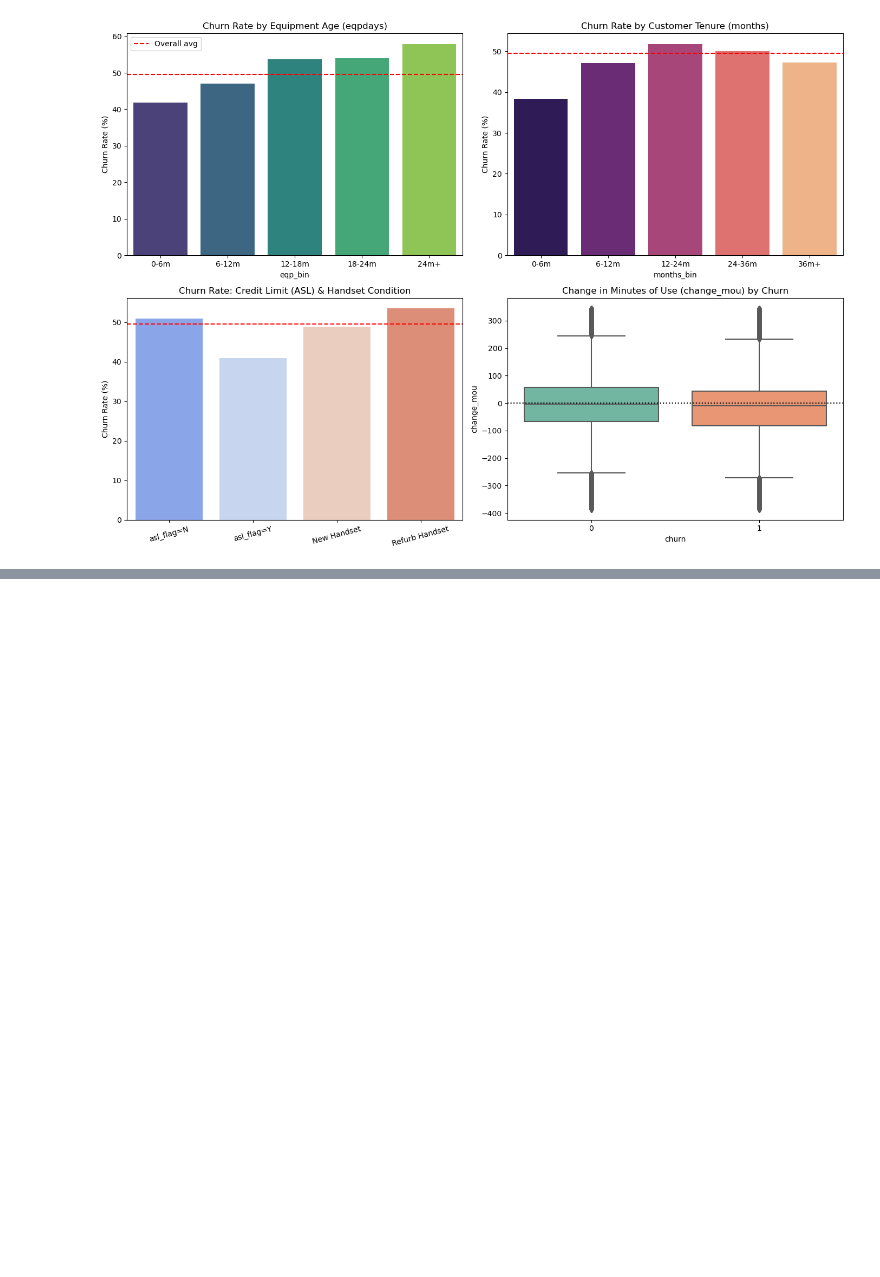
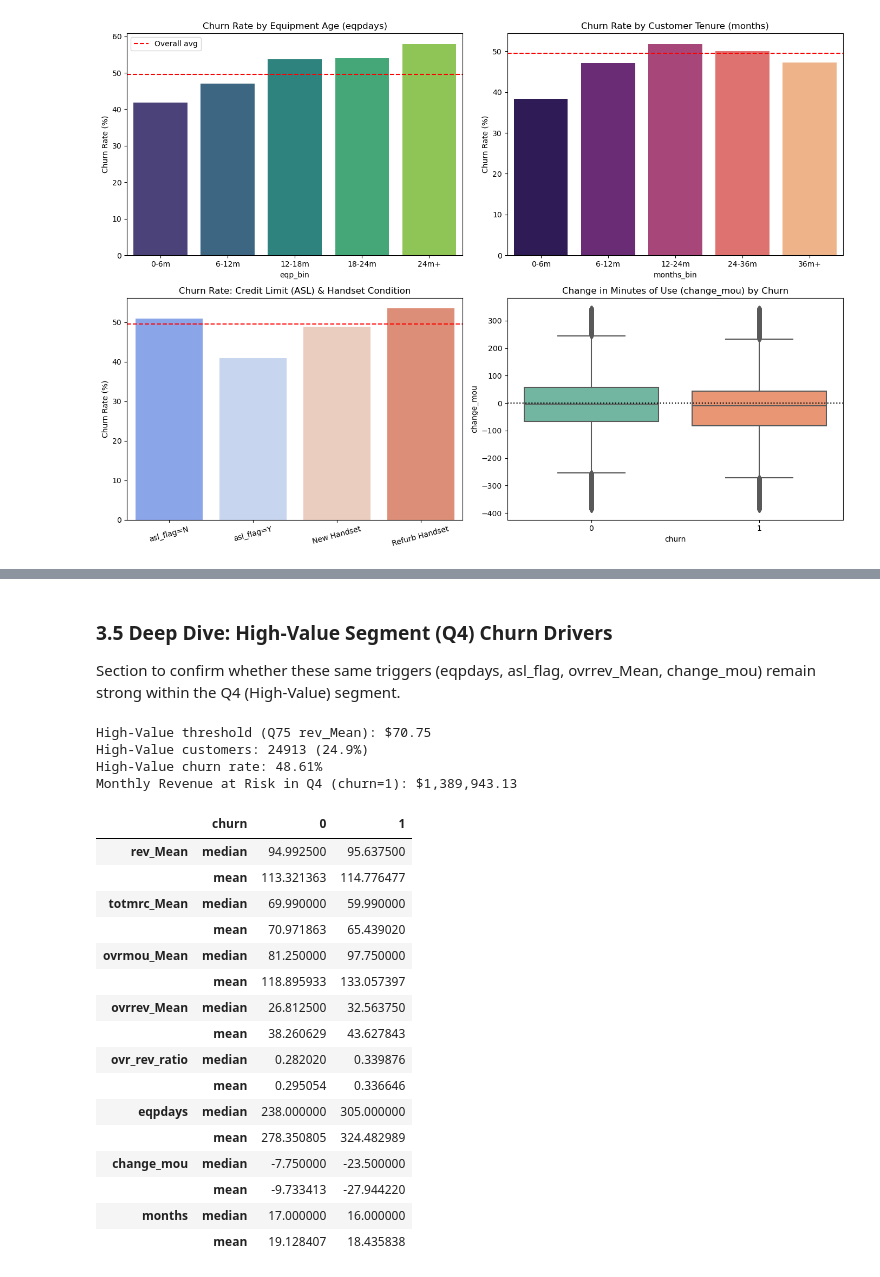
Before and after one commit to PauloLucena2022/telecom-customer-analytics-ml, a Jupyter notebook: eda.ipynb, the cells around one changed output, grey strips where cells are left out. Cells and saved outputs as stored; diff of their text form; code cells hidden in the pictures; blank space fills up the shorter version.

Commit message:
feat: end section 3

```diff
--- a/eda.ipynb
+++ b/eda.ipynb
@@ -401,0 +418,48 @@ plt.show()
+# %% [markdown]
+### 3.5 Deep Dive: High-Value Segment (Q4) Churn Drivers
+
+Section to confirm whether these same triggers (eqpdays, asl_flag, ovrrev_Mean, change_mou) remain strong within the Q4 (High-Value) segment.
+# %%
+# Deep-dive in segment High-Value (Q4 - Top 25% of revenue)
+
+q75_rev = df["rev_Mean"].quantile(0.75)
+df_hv = df[df['rev_Mean'] >= q75_rev].copy()
+# %%
+# Ratio of excess revenue to total revenue (Bill Shock's proxy)
+
+df_hv["ovr_rev_ratio"] = (df_hv["ovrrev_Mean"] / df_hv["rev_Mean"].replace(0, np.nan)).clip(0, 1)
+
+print(f"High-Value threshold (Q75 rev_Mean): ${q75_rev:.2f}")
+print(f"High-Value customers: {len(df_hv)} ({len(df_hv)/len(df)*100:.1f}%)")
+print(f"High-Value churn rate: {df_hv['churn'].mean()*100:.2f}%")
+print(f"Monthly Revenue at Risk in Q4 (churn=1): ${df_hv[df_hv['churn']==1]['rev_Mean'].sum():,.2f}")
+# %% [output]
+High-Value threshold (Q75 rev_Mean): $70.75
+High-Value customers: 24913 (24.9%)
+High-Value churn rate: 48.61%
+Monthly Revenue at Risk in Q4 (churn=1): $1,389,943.13
+# %%
+# Compare behavior within Q4
+
+hv_check = df_hv.groupby("churn")[
+    ["rev_Mean", "totmrc_Mean", "ovrmou_Mean", "ovrrev_Mean", "ovr_rev_ratio", "eqpdays", "change_mou", "months"]
+].agg(["median", "mean"]).T
+display(hv_check)
+# %% [output]
+|  | churn | 0 | 1 |
+| rev_Mean | median | 94.992500 | 95.637500 |
+|  | mean | 113.321363 | 114.776477 |
+| totmrc_Mean | median | 69.990000 | 59.990000 |
+|  | mean | 70.971863 | 65.439020 |
+| ovrmou_Mean | median | 81.250000 | 97.750000 |
+|  | mean | 118.895933 | 133.057397 |
+| ovrrev_Mean | median | 26.812500 | 32.563750 |
+|  | mean | 38.260629 | 43.627843 |
+| ovr_rev_ratio | median | 0.282020 | 0.339876 |
+|  | mean | 0.295054 | 0.336646 |
+| eqpdays | median | 238.000000 | 305.000000 |
+|  | mean | 278.350805 | 324.482989 |
+| change_mou | median | -7.750000 | -23.500000 |
+|  | mean | -9.733413 | -27.944220 |
+| months | median | 17.000000 | 16.000000 |
+|  | mean | 19.128407 | 18.435838 |
```
Also changed, not shown: parts of 3 cells of this notebook.
